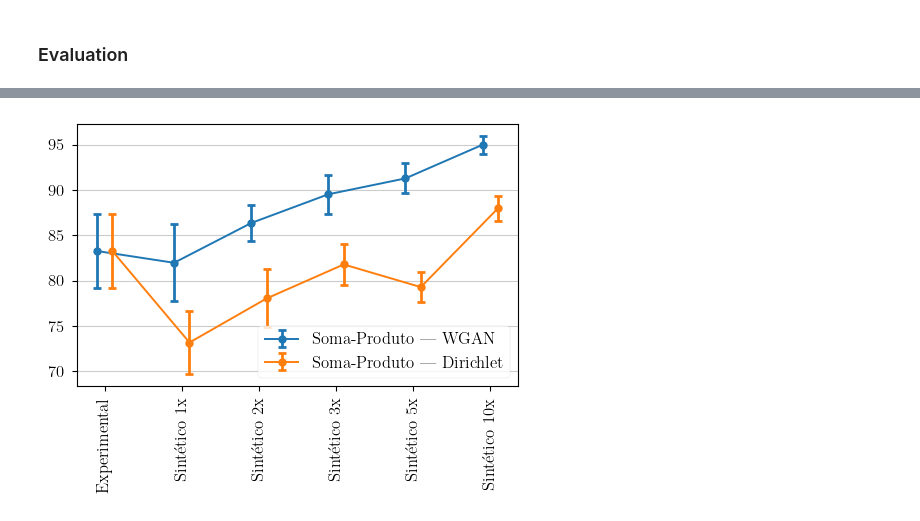
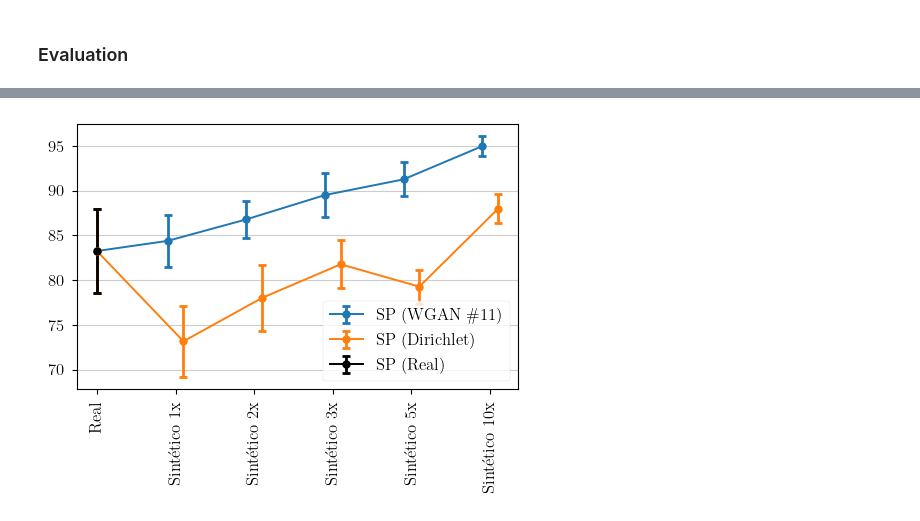
Before and after one commit to antonionicampos/nn-flash, a Jupyter notebook: notebooks/train_classification_model.ipynb, the cells around one changed output, grey strips where cells are left out. Drawn from its saved outputs; the diff is of its cells as text; code cells hidden in the pictures.

Commit message:
update notebooks with experiment using new dataset

```diff
--- a/notebooks/train_classification_model.ipynb
+++ b/notebooks/train_classification_model.ipynb
@@ -168,15 +152,19 @@ def calculate_performances_values(folder, dataset_size, generator_model):
     sp_indexes = np.array(sp_indexes)
 
     print(f"Dataset {dataset_size}to1")
-    print(f"Accuracy = {(100 * accuracies).mean():.2f} +/- {(100 * accuracies).std() / np.sqrt(5 - 1):.2f} %")
+    print(
+        f"Accuracy = {(100 * accuracies).mean():.2f} \\textpm {(100 * accuracies).std() / np.sqrt(K_FOLDS - 1):.2f} %"
+    )
 
     mean_sens = (100 * sensitivities).mean(axis=0)
-    std_err_sens = (100 * sensitivities).std(axis=0) / np.sqrt(5 - 1)
-    print(f"Sensitivity [V] = {mean_sens[0]:.2f} +/- {std_err_sens[0]:.2f} %")
-    print(f"Sensitivity [VL] = {mean_sens[1]:.2f} +/- {std_err_sens[1]:.2f} %")
-    print(f"Sensitivity [L] = {mean_sens[2]:.2f} +/- {std_err_sens[2]:.2f} %")
+    std_err_sens = (100 * sensitivities).std(axis=0) / np.sqrt(K_FOLDS - 1)
+    print(f"Sensitivity [V] = {mean_sens[0]:.2f} \\textpm {std_err_sens[0]:.2f} %")
+    print(f"Sensitivity [VL] = {mean_sens[1]:.2f} \\textpm {std_err_sens[1]:.2f} %")
+    print(f"Sensitivity [L] = {mean_sens[2]:.2f} \\textpm {std_err_sens[2]:.2f} %")
 
-    print(f"SP Index = {(100 * sp_indexes).mean():.2f} +/- {(100 * sp_indexes).std() / np.sqrt(5 - 1):.2f} %")
+    print(
+        f"SP Index = {(100 * sp_indexes).mean():.2f} \\textpm {(100 * sp_indexes).std() / np.sqrt(K_FOLDS - 1):.2f} %"
+    )
     print()
 
     return {
@@ -184,5 +172,10 @@ def calculate_performances_values(folder, dataset_size, generator_model):
         "accuracies": accuracies,
         "sensitivities": sensitivities,
         "sp_indexes": sp_indexes,
+    }, {
+        "Sensitivity [V]": f"{mean_sens[0]:.2f} \\textpm {std_err_sens[0]:.2f}",
+        "Sensitivity [VL]": f"{mean_sens[1]:.2f} \\textpm {std_err_sens[1]:.2f}",
+        "Sensitivity [L]": f"{mean_sens[2]:.2f} \\textpm {std_err_sens[2]:.2f}",
+        "SP Index": f"{(100 * sp_indexes).mean():.2f} \\textpm {(100 * sp_indexes).std() / np.sqrt(K_FOLDS - 1):.2f}",
     }
 # %%
@@ -265,0 +247,2 @@ SP Index = 87.96 +/- 1.41 %
+# %%
+dirichlet_indices_dict = create_results(model_name="Dirichlet Estimator")
@@ -266,36 +267,40 @@ SP Index = 87.96 +/- 1.41 %
 # %%
 name = classifier_model_name.replace("#", "\#")
 
-labels = [f"Experimental", *wgan_indices_dict.keys()]
+labels = [f"Real", *wgan_indices_dict.keys()]
 
 x = np.arange(len(labels))
 wgan_x = x - 0.1
 dirichet_x = x + 0.1
+
+wgan_x[0] = x[0]
+dirichet_x[0] = x[0]
 
 f, ax = plt.subplots(figsize=(5, 4))
 
 wgan_sp_idx = np.r_[[indices["sp_index"][:, model_id]], np.array([i["sp_indexes"] for i in wgan_indices_dict.values()])]
 dirichlet_sp_idx = np.r_[
     [indices["sp_index"][:, model_id]], np.array([i["sp_indexes"] for i in dirichlet_indices_dict.values()])
 ]
 
 wgan_y = wgan_sp_idx.mean(axis=1) * 100
-wgan_y_err = (wgan_sp_idx.std(axis=1) / np.sqrt(5 - 1)) * 100
+wgan_y_err = (wgan_sp_idx.std(axis=1) / np.sqrt(K_FOLDS - 1)) * 100
 
 dirichlet_y = dirichlet_sp_idx.mean(axis=1) * 100
-dirichlet_y_err = (dirichlet_sp_idx.std(axis=1) / np.sqrt(5 - 1)) * 100
+dirichlet_y_err = (dirichlet_sp_idx.std(axis=1) / np.sqrt(K_FOLDS - 1)) * 100
 
-ax.errorbar(wgan_x, wgan_y, wgan_y_err, label="Soma-Produto (WGAN)", c="tab:blue", **errorbar_kwargs)
-ax.errorbar(dirichet_x, dirichlet_y, dirichlet_y_err, label="Soma-Produto (Dirichlet)", c="tab:orange", **errorbar_kwargs)
+ax.errorbar(wgan_x, wgan_y, wgan_y_err, label="SP (WGAN \#11)", c="tab:blue", **errorbar_kwargs)
+ax.errorbar(dirichet_x, dirichlet_y, dirichlet_y_err, label="SP (Dirichlet)", c="tab:orange", **errorbar_kwargs)
+ax.errorbar([wgan_x[0]], [wgan_y[0]], [wgan_y_err[0]], label="SP (Real)", c="black", **errorbar_kwargs)
 ax.yaxis.grid()
 ax.set_xticks(x, labels, rotation=90, ha="center")
 ax.legend(loc="lower right")
 
 f.tight_layout()
 plt.savefig(os.path.join("data", "images", "sp_index_errorbar_plot_synthetic.png"), dpi=600)
 plt.show()
 # %% [output]
-[figure, old version]
+[figure, new version]
 # %%
 def plot_confusion_matrix(cm, ax, model_name):
     cm = cm / np.sum(cm, axis=2)[:, :, None]
```
Also changed, not shown: parts of 6 cells of this notebook, 3 other files.
